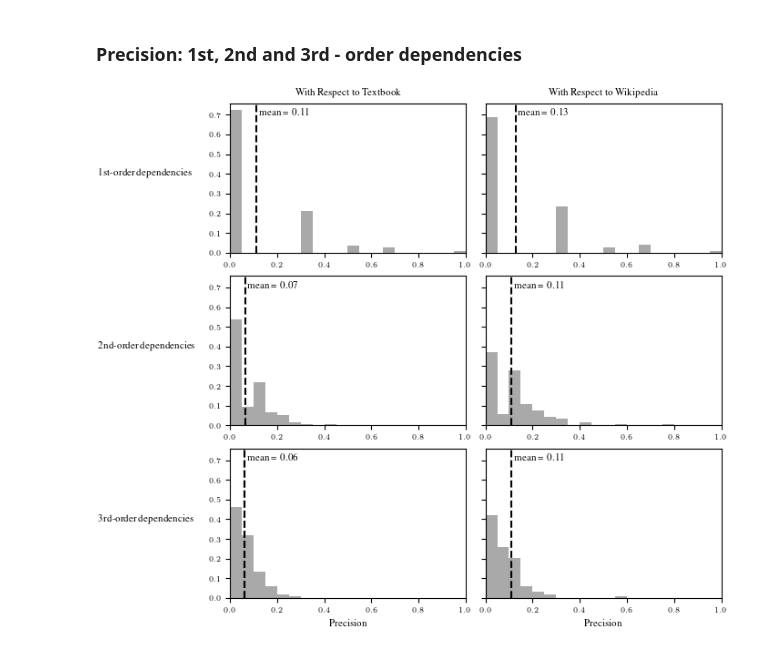
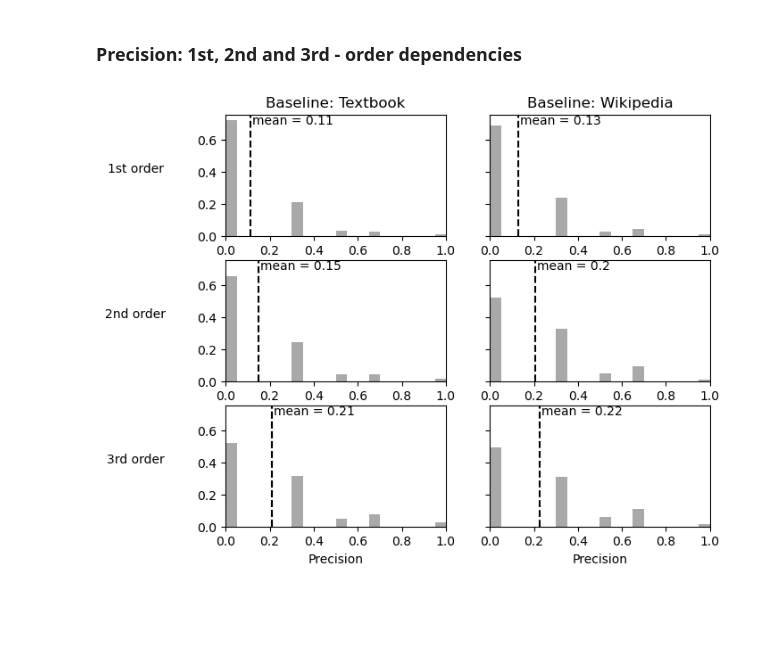
Before and after one commit to mlcolab/learning-dependencies, a Jupyter notebook: exp/22_Metrics.ipynb, the cells around one changed output. Cells and saved outputs as stored; diff of their text form; code cells hidden in the pictures; blank space fills up the shorter version.

```diff
--- a/exp/22_Metrics.ipynb
+++ b/exp/22_Metrics.ipynb
@@ -240,4 +239,18 @@ plt.show()
 figs.savefig("../doc/img/comp_second_deps.pdf", format="pdf")
 # %% [markdown]
 ### Precision: 1st, 2nd and 3rd - order dependencies
+# %%
+# 1st-order dependencies
+#deps["num_wiki"] = deps.dep_articles_wiki.apply(lambda x: len(x))
+deps["num_llm"] = deps.dep_articles_llm.apply(lambda x: len(x))
+#deps["num_textbook"] = deps.dep_articles_textbook.apply(lambda x: len(x))
+
+deps["precision_tb_llm_llm_1"] = deps['num_common_tb_llm']/deps["num_llm"]
+deps["precision_llm_wiki_llm_1"] = deps['num_common_llm_wiki']/deps["num_llm"]
+
+# +2nd-order dependencies
+deps["precision_tb_llm_llm_2"] = deps['num_common_tb_llm_2']/deps["num_llm"]
+deps["precision_llm_wiki_llm_2"] = deps['num_common_llm_wiki_2']/deps["num_llm"]
+
+deps = deps.fillna(0)
 # %%
@@ -260,38 +273,19 @@ deps["precision_llm_wiki_llm_3"] = deps['num_common_llm_wiki_3']/deps["num_llm_3
-# %%
-# 1st-order dependencies
-deps["num_wiki"] = deps.dep_articles_wiki.apply(lambda x: len(x))
-deps["num_llm"] = deps.dep_articles_llm.apply(lambda x: len(x))
-deps["num_textbook"] = deps.dep_articles_textbook.apply(lambda x: len(x))
-
-deps["precision_tb_llm_llm_1"] = deps['num_common_tb_llm']/deps["num_llm"]
-deps["precision_llm_wiki_llm_1"] = deps['num_common_llm_wiki']/deps["num_llm"]
-
-# +2nd-order dependencies
-deps["num_wiki_2"] = deps['deps_wiki_2'].apply(lambda x: len(x))
-deps["num_llm_2"] = deps['deps_llm_2'].apply(lambda x: len(x))
-deps["num_textbook_2"] = deps['deps_tb_2'].apply(lambda x: len(x))
-
-deps["precision_tb_llm_llm_2"] = deps['num_common_tb_llm_2']/deps["num_llm_2"]
-deps["precision_llm_wiki_llm_2"] = deps['num_common_llm_wiki_2']/deps["num_llm_2"]
-
-
-deps = deps.fillna(0)
 # %%
 deps_filt = deps.loc[filter]
 
 figs, ax = plt.subplots(3, 2, figsize=(7,6),sharey=True)
 
 # 1st order
-ax[0,0].set_title("With Respect to Textbook")
+ax[0,0].set_title("Baseline: Textbook")
 ax[0,0].hist(deps_filt['precision_tb_llm_llm_1'],bins=20, range = (0,1),color="darkgrey",
              weights=np.ones(len(deps_filt['precision_tb_llm_llm_1'])) / len(deps_filt['precision_tb_llm_llm_1']))
 mean=deps_filt['precision_tb_llm_llm_1'].mean()
 ax[0,0].axvline(x=mean, color='black', linestyle='--')
 ax[0,0].text(mean+0.01,0.7,'mean = '+str(round(mean,2)),rotation=0)
 ax[0,0].set_xlim(0, 1)
-ax[0,0].set_ylabel('1st-order dependencies', rotation=0, labelpad=50)
+ax[0,0].set_ylabel('1st order', rotation=0, labelpad=50)
 
-ax[0,1].set_title("With Respect to Wikipedia")
+ax[0,1].set_title("Baseline: Wikipedia")
 ax[0,1].hist(deps_filt['precision_llm_wiki_llm_1'],bins=20, range = (0,1), color="darkgrey",
              weights=np.ones(len(deps_filt['precision_llm_wiki_llm_1'])) / len(deps_filt['precision_llm_wiki_llm_1']))
 mean=deps_filt['precision_llm_wiki_llm_1'].mean()
@@ -307,39 +301,39 @@ ax[1,0].set_xlim(0, 1)
 mean=deps_filt['precision_tb_llm_llm_2'].mean()
 ax[1,0].axvline(x=mean, color='black', linestyle='--')
 ax[1,0].text(mean+0.01,0.7,'mean = '+str(round(mean,2)),rotation=0)
-ax[1,0].set_ylabel('2nd-order dependencies', rotation=0, labelpad=50)
+ax[1,0].set_ylabel('2nd order', rotation=0, labelpad=50)
 
 ax[1,1].hist(deps_filt['precision_llm_wiki_llm_2'],bins=20, range = (0,1), color="darkgrey",
              weights=np.ones(len(deps_filt['precision_llm_wiki_llm_2'])) / len(deps_filt['precision_llm_wiki_llm_2']))
 mean=deps_filt['precision_llm_wiki_llm_2'].mean()
 ax[1,1].axvline(x=mean, color='black', linestyle='--')
 ax[1,1].text(mean+0.01,0.7,'mean = '+str(round(mean,2)),rotation=0)
 ax[1,1].set_xlim(0, 1)
 
 # 3rd order
 
 ax[2,0].hist(deps_filt['precision_tb_llm_llm_3'],bins=20, range = (0,1),color="darkgrey",
              weights=np.ones(len(deps_filt['precision_tb_llm_llm_3'])) / len(deps_filt['precision_tb_llm_llm_3']))
 ax[2,0].axvline(x=deps_filt['precision_tb_llm_llm_3'].mean(), color='black', linestyle='--')
 mean=deps_filt['precision_tb_llm_llm_3'].mean()
 ax[2,0].axvline(x=mean, color='black', linestyle='--')
 ax[2,0].text(mean+0.01,0.7,'mean = '+str(round(mean,2)),rotation=0)
 ax[2,0].set_xlim(0, 1)
-ax[2,0].set_ylabel('3rd-order dependencies', rotation=0, labelpad=50)
+ax[2,0].set_ylabel('3rd order', rotation=0, labelpad=50)
 
 ax[2,1].hist(deps_filt['precision_llm_wiki_llm_3'],bins=20, range = (0,1), color="darkgrey",
              weights=np.ones(len(deps_filt['precision_llm_wiki_llm_3'])) / len(deps_filt['precision_llm_wiki_llm_3']))
-mean=deps_filt['precision_llm_wiki_llm_2'].mean()
+mean=deps_filt['precision_llm_wiki_llm_3'].mean()
 ax[2,1].axvline(x=mean, color='black', linestyle='--')
 ax[2,1].text(mean+0.01,0.7,'mean = '+str(round(mean,2)),rotation=0)
 ax[2,1].set_xlim(0, 1)
 
 
 ax[2,0].set_xlabel('Precision')
 ax[2,1].set_xlabel('Precision')
 
 plt.show()
 # %% [output]
-[figure, old version]
+[figure, new version]
 # %%
 figs.savefig("../doc/img/precision_deps_3rd_order.pdf", format="pdf")
```
Also changed, not shown: parts of 9 cells of this notebook, 6 other files.
